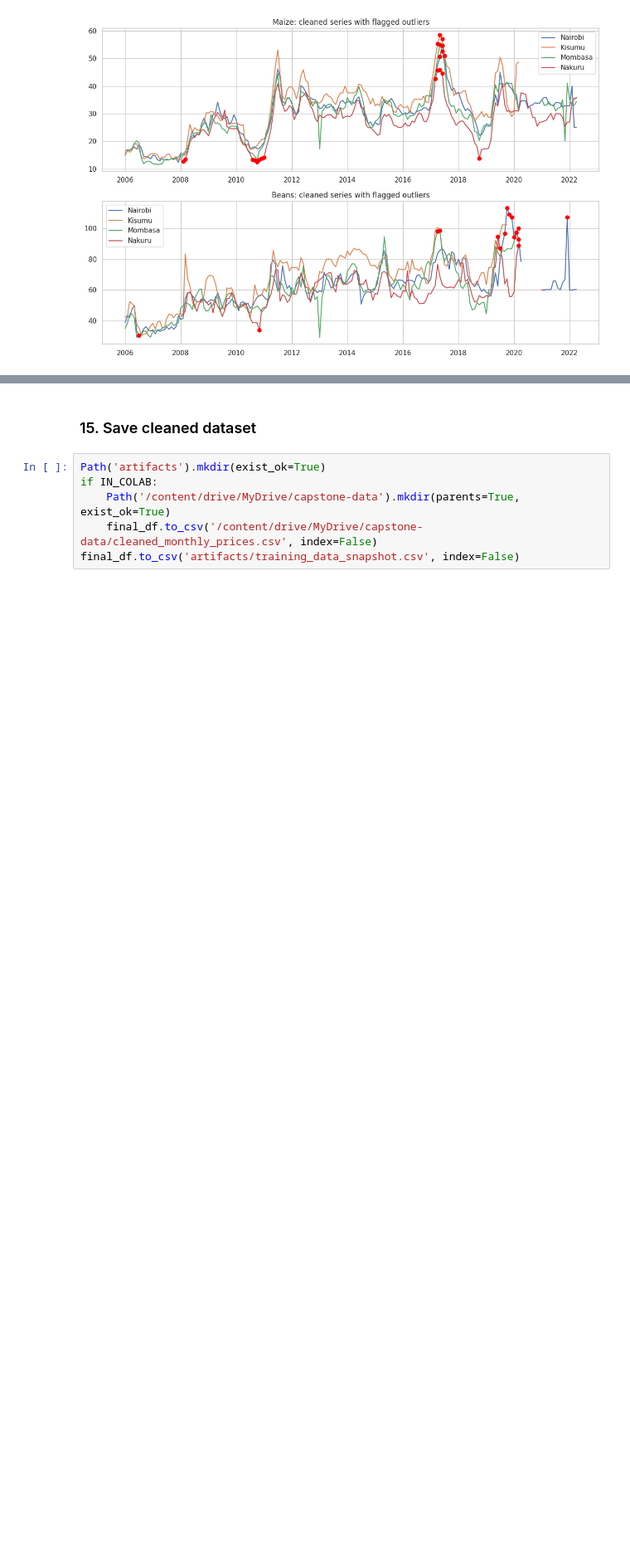
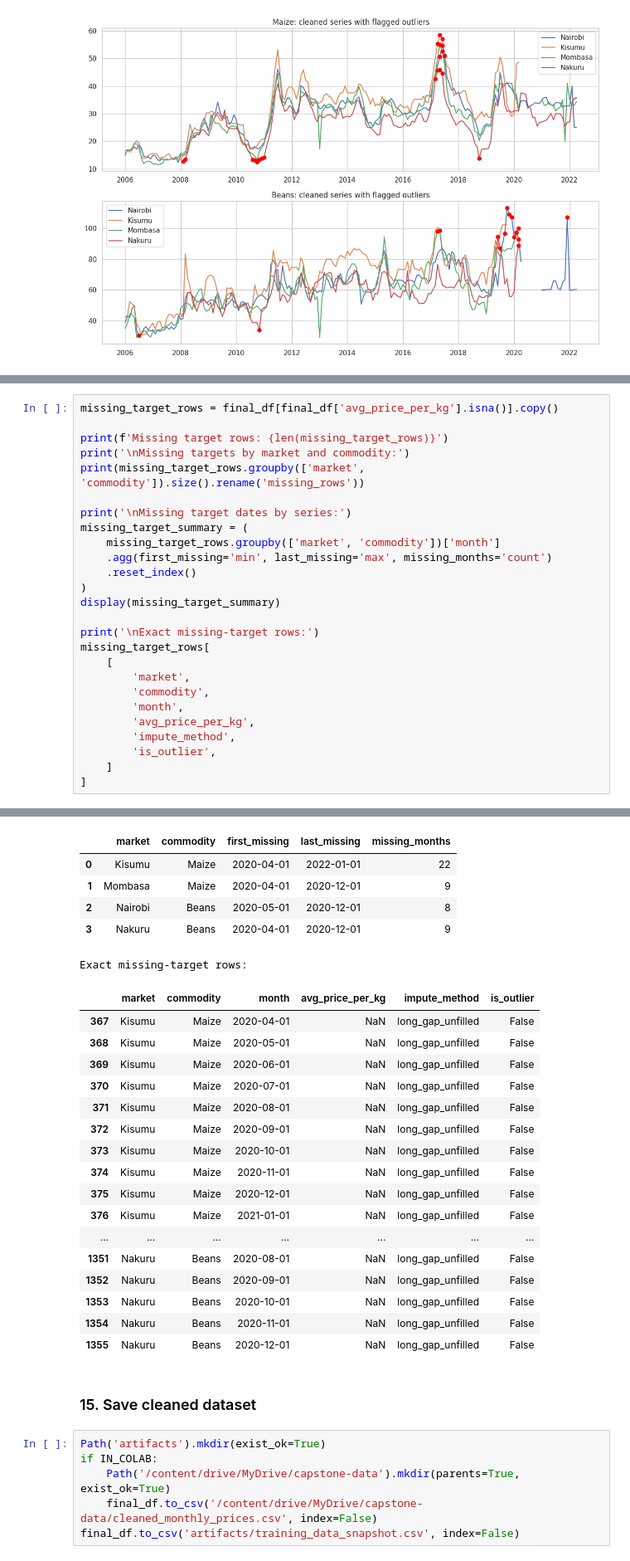
Before and after one commit to Mudibo/AgriSence, a Jupyter notebook: model/notebooks/02_data_cleaning.ipynb, the cells around one changed output, grey strips where cells are left out. Shown at 83% size. Drawn from its saved outputs; the diff is of its cells as text; blank space fills up the shorter version.

```diff
--- a/model/notebooks/02_data_cleaning.ipynb
+++ b/model/notebooks/02_data_cleaning.ipynb
@@ -447,0 +556,27 @@ print(final_df.shape)
+# %%
+missing_target_rows = final_df[final_df['avg_price_per_kg'].isna()].copy()
+
+print(f'Missing target rows: {len(missing_target_rows)}')
+print('\nMissing targets by market and commodity:')
+print(missing_target_rows.groupby(['market', 'commodity']).size().rename('missing_rows'))
+
+print('\nMissing target dates by series:')
+missing_target_summary = (
+    missing_target_rows.groupby(['market', 'commodity'])['month']
+    .agg(first_missing='min', last_missing='max', missing_months='count')
+    .reset_index()
+)
+display(missing_target_summary)
+
+print('\nExact missing-target rows:')
+missing_target_rows[
+    [
+        'market',
+        'commodity',
+        'month',
+        'avg_price_per_kg',
+        'impute_method',
+        'is_outlier',
+    ]
+]
+# %% [output]
@@ -448,3 +594,26 @@ print(final_df.shape)
+|  | market | commodity | first_missing | last_missing | missing_months |
+| 0 | Kisumu | Maize | 2020-04-01 | 2022-01-01 | 22 |
+| 1 | Mombasa | Maize | 2020-04-01 | 2020-12-01 | 9 |
+| 2 | Nairobi | Beans | 2020-05-01 | 2020-12-01 | 8 |
+| 3 | Nakuru | Beans | 2020-04-01 | 2020-12-01 | 9 |
+Exact missing-target rows:
+|  | market | commodity | month | avg_price_per_kg | impute_method | is_outlier |
+| 367 | Kisumu | Maize | 2020-04-01 | NaN | long_gap_unfilled | False |
+| 368 | Kisumu | Maize | 2020-05-01 | NaN | long_gap_unfilled | False |
+| 369 | Kisumu | Maize | 2020-06-01 | NaN | long_gap_unfilled | False |
+| 370 | Kisumu | Maize | 2020-07-01 | NaN | long_gap_unfilled | False |
+| 371 | Kisumu | Maize | 2020-08-01 | NaN | long_gap_unfilled | False |
+| 372 | Kisumu | Maize | 2020-09-01 | NaN | long_gap_unfilled | False |
+| 373 | Kisumu | Maize | 2020-10-01 | NaN | long_gap_unfilled | False |
+| 374 | Kisumu | Maize | 2020-11-01 | NaN | long_gap_unfilled | False |
+| 375 | Kisumu | Maize | 2020-12-01 | NaN | long_gap_unfilled | False |
+| 376 | Kisumu | Maize | 2021-01-01 | NaN | long_gap_unfilled | False |
+| ... | ... | ... | ... | ... | ... | ... |
+| 1351 | Nakuru | Beans | 2020-08-01 | NaN | long_gap_unfilled | False |
+| 1352 | Nakuru | Beans | 2020-09-01 | NaN | long_gap_unfilled | False |
+| 1353 | Nakuru | Beans | 2020-10-01 | NaN | long_gap_unfilled | False |
+| 1354 | Nakuru | Beans | 2020-11-01 | NaN | long_gap_unfilled | False |
+| 1355 | Nakuru | Beans | 2020-12-01 | NaN | long_gap_unfilled | False |
 # %% [markdown]
 ### 15. Save cleaned dataset
 # %%
```
Also changed, not shown: parts of 7 cells of this notebook.
